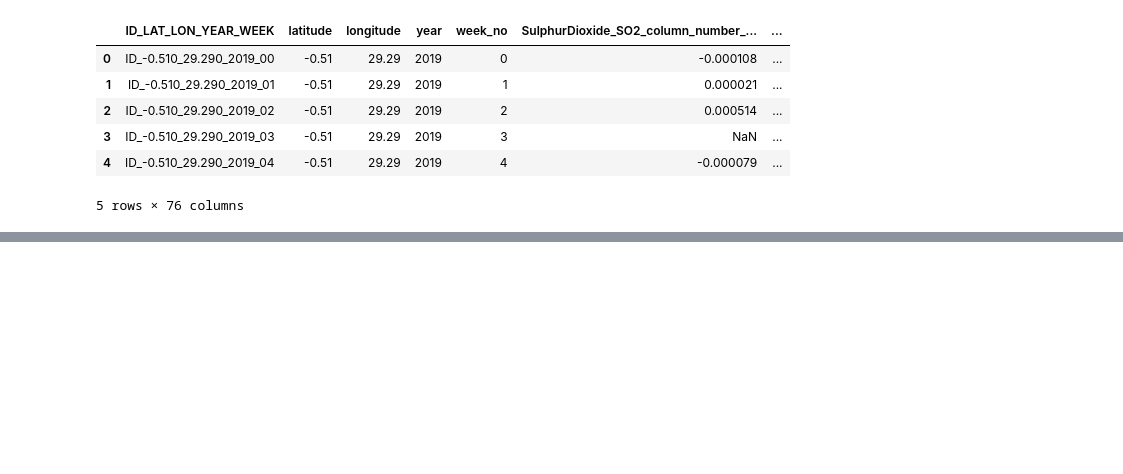
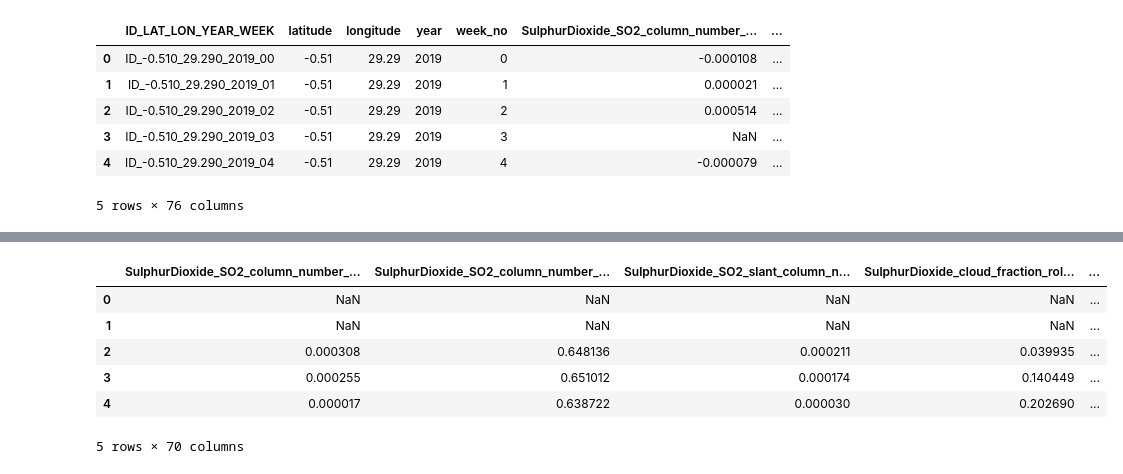
Before and after one commit to candybains/Candy, a Jupyter notebook: Carbon_Emission.ipynb, the cells around one changed output, grey strips where cells are left out. Drawn from its saved outputs; the diff is of its cells as text; code cells hidden in the pictures; blank space fills up the shorter version.

```diff
--- a/Carbon_Emission.ipynb
+++ b/Carbon_Emission.ipynb
@@ -25,0 +68,16 @@ train.head()
+# %%
+test.latitude, test.longitude = round(test.latitude, 2), round(test.longitude, 2)
+test['location'] = [str(x) + '_' + str(y) for x, y in zip(test.latitude, test.longitude)]
+
+test_roll_mean = test.sort_values(by = ['location', 'year', 'week_no']).groupby(['location'])[test.columns[5:].tolist()].rolling(window = 2).mean().reset_index()
+test_roll_mean.drop(['level_1', 'location'], axis = 1, inplace = True)
+test_roll_mean.columns = [col + '_roll_mean' for col in test_roll_mean.columns]
+test_roll_mean.head()
+# %% [output]
+|  | SulphurDioxide_SO2_column_number_... | SulphurDioxide_SO2_column_number_... | SulphurDioxide_SO2_slant_column_n... | SulphurDioxide_cloud_fraction_rol... | ... |
+| 0 | NaN | NaN | NaN | NaN | ... |
+| 1 | NaN | NaN | NaN | NaN | ... |
+| 2 | 0.000308 | 0.648136 | 0.000211 | 0.039935 | ... |
+| 3 | 0.000255 | 0.651012 | 0.000174 | 0.140449 | ... |
+| 4 | 0.000017 | 0.638722 | 0.000030 | 0.202690 | ... |
+5 rows × 70 columns
```
Also changed, not shown: parts of 9 cells of this notebook.
